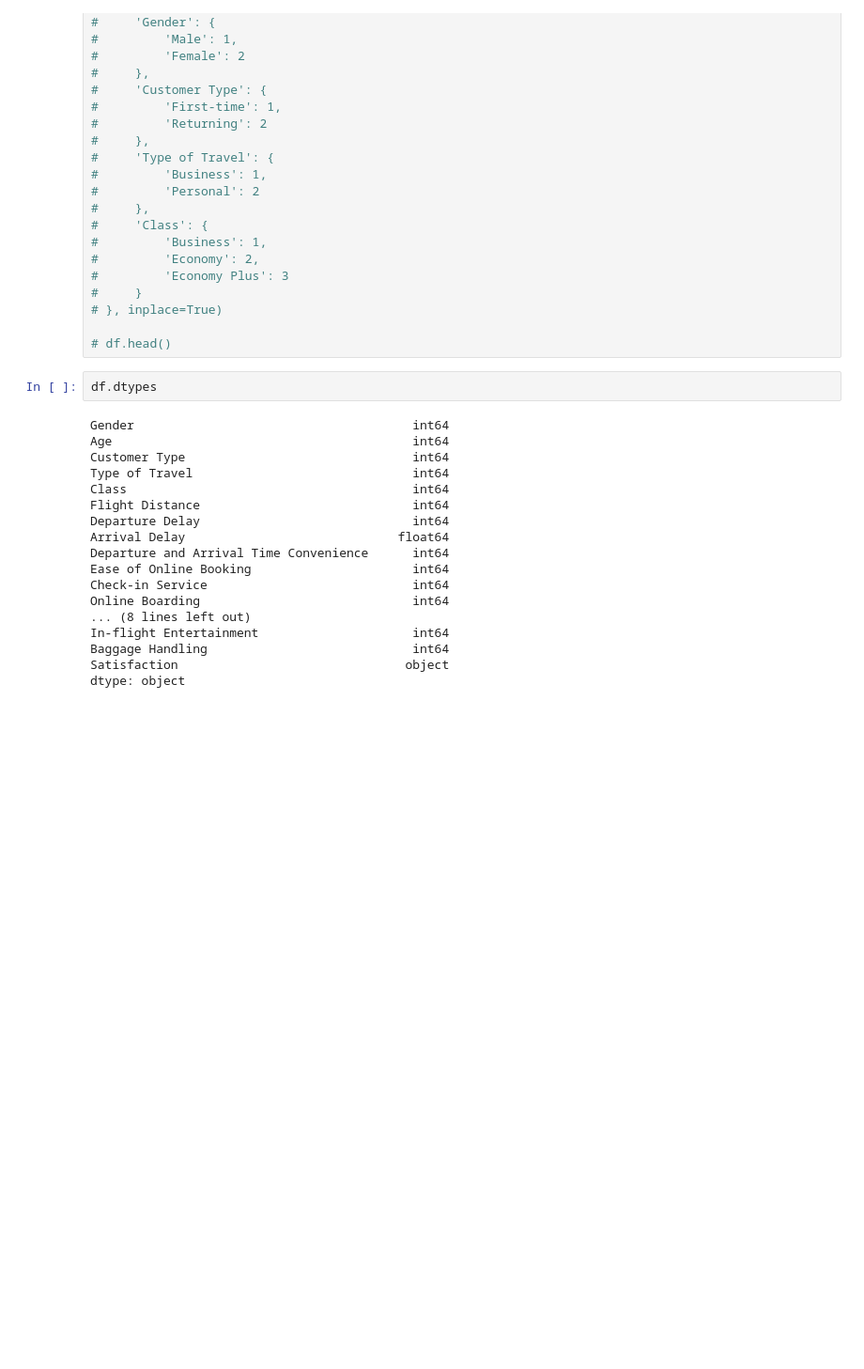
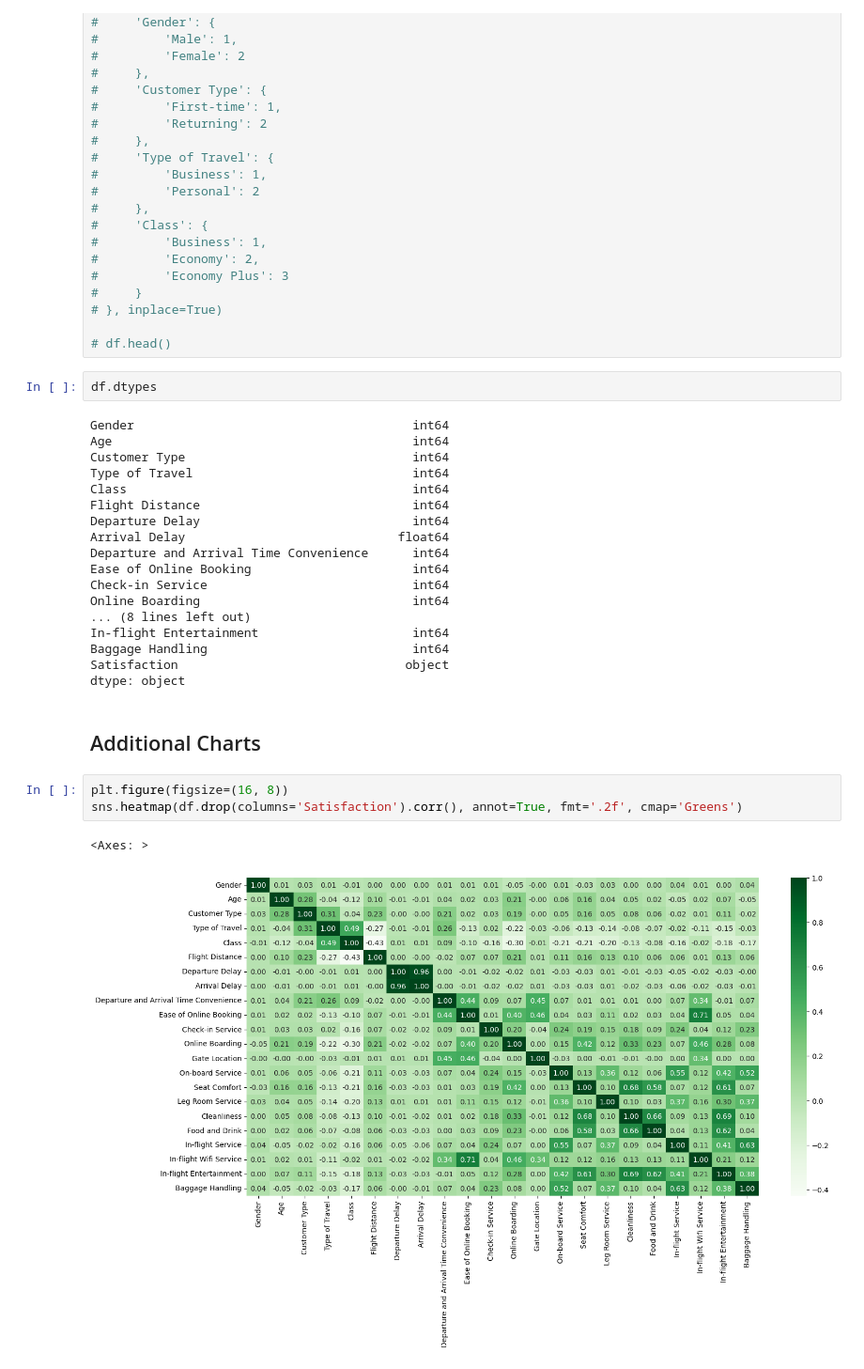
Before and after one commit to S0fft/Airline-Passenger-Satisfaction, a Jupyter notebook: airline_passenger_satisfaction.ipynb, the cells around one changed output. Shown: that part at 94% size. Drawn from its saved outputs; the diff is of its cells as text; blank space fills up the shorter version.

Commit message:
create Additional Charts section, add new charts: heatmap, catplot for diffrents columns

```diff
--- a/airline_passenger_satisfaction.ipynb
+++ b/airline_passenger_satisfaction.ipynb
@@ -232,3 +232,11 @@ In-flight Entertainment                     int64
 Baggage Handling                            int64
 Satisfaction                               object
 dtype: object
+# %% [markdown]
+## Additional Charts
+# %%
+plt.figure(figsize=(16, 8))
+sns.heatmap(df.drop(columns='Satisfaction').corr(), annot=True, fmt='.2f', cmap='Greens')
+# %% [output]
+<Axes: >
+[figure, added]
```
Also changed, not shown: parts of 3 cells of this notebook.
